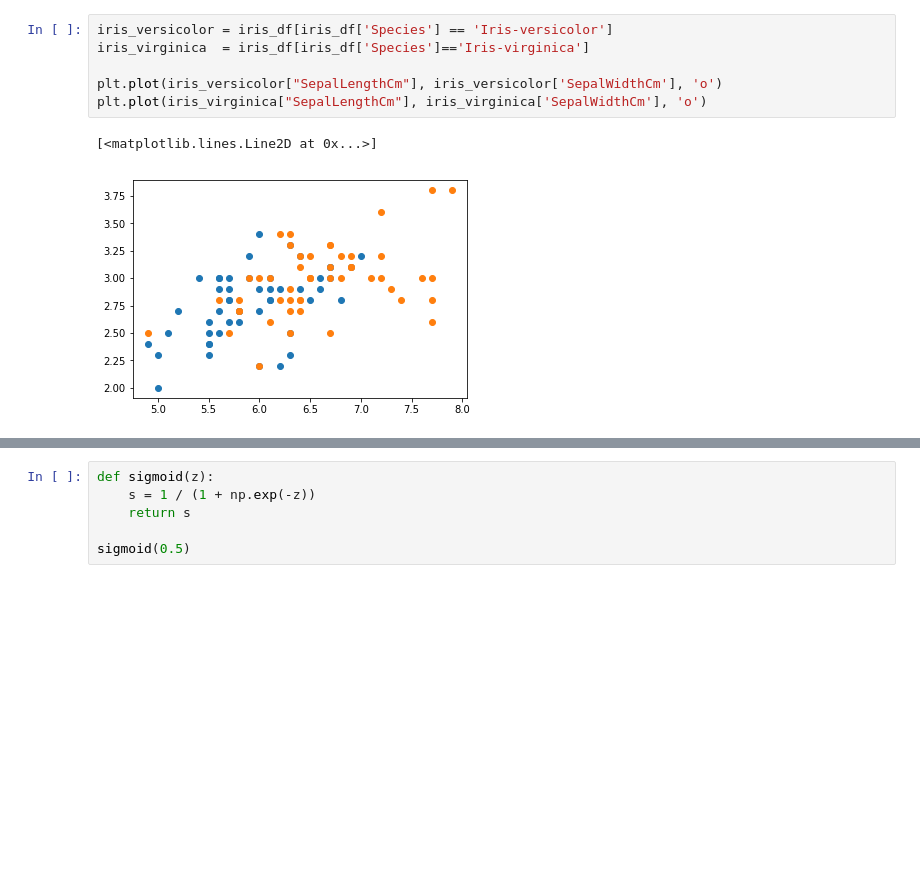
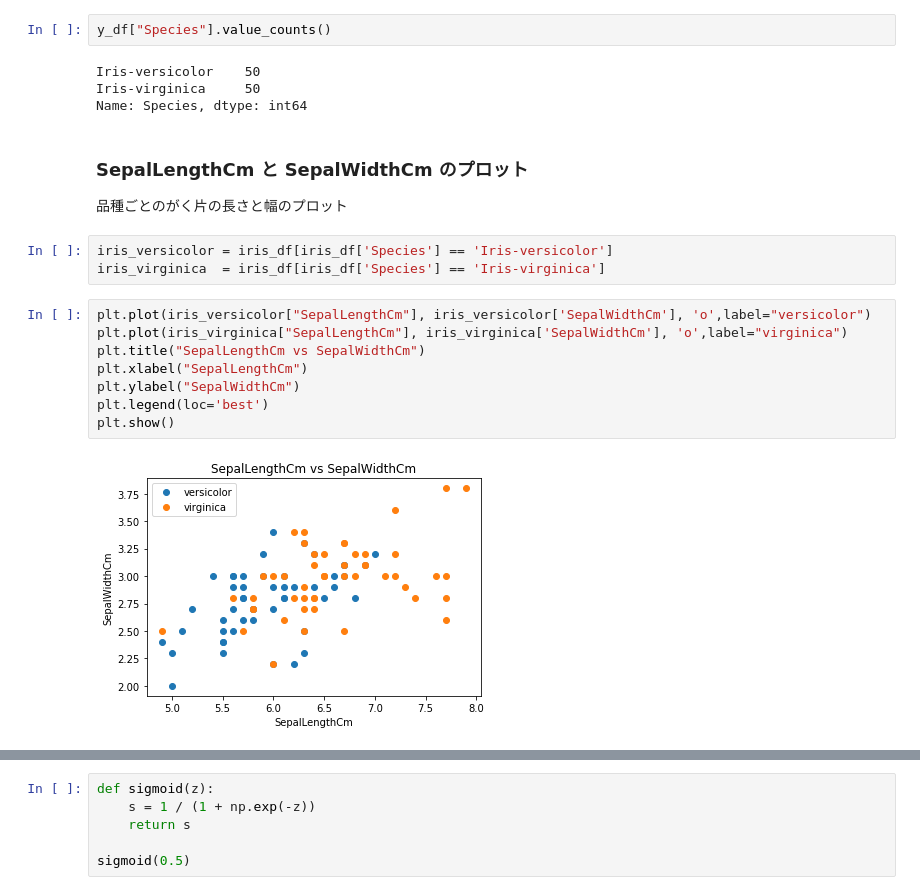
Before and after one commit to ha9kberry/ml, a Jupyter notebook: logistic-regression/logistic-regression.ipynb, the cells around one changed output, grey strips where cells are left out. Saved outputs shown, nothing was run; the diff lists cells and outputs as text; blank space fills up the shorter version.

```diff
--- a/logistic-regression/logistic-regression.ipynb
+++ b/logistic-regression/logistic-regression.ipynb
@@ -60,9 +79,22 @@ memory usage: 5.5+ KB
+# %%
+y_df["Species"].value_counts()
+# %% [output]
+Iris-versicolor    50
+Iris-virginica     50
+Name: Species, dtype: int64
+# %% [markdown]
+### SepalLengthCm と SepalWidthCm のプロット
+品種ごとのがく片の長さと幅のプロット
 # %%
 iris_versicolor = iris_df[iris_df['Species'] == 'Iris-versicolor']
-iris_virginica  = iris_df[iris_df['Species']=='Iris-virginica']
-
-plt.plot(iris_versicolor["SepalLengthCm"], iris_versicolor['SepalWidthCm'], 'o')
-plt.plot(iris_virginica["SepalLengthCm"], iris_virginica['SepalWidthCm'], 'o')
+iris_virginica  = iris_df[iris_df['Species'] == 'Iris-virginica']
-# %% [output]
-[<matplotlib.lines.Line2D at 0x...>]
-[figure, removed]
+# %%
+plt.plot(iris_versicolor["SepalLengthCm"], iris_versicolor['SepalWidthCm'], 'o',label="versicolor")
+plt.plot(iris_virginica["SepalLengthCm"], iris_virginica['SepalWidthCm'], 'o',label="virginica")
+plt.title("SepalLengthCm vs SepalWidthCm")
+plt.xlabel("SepalLengthCm")
+plt.ylabel("SepalWidthCm")
+plt.legend(loc='best')
+plt.show()
+# %% [output]
+[figure, added]
```
Also changed, not shown: parts of 47 cells of this notebook.
